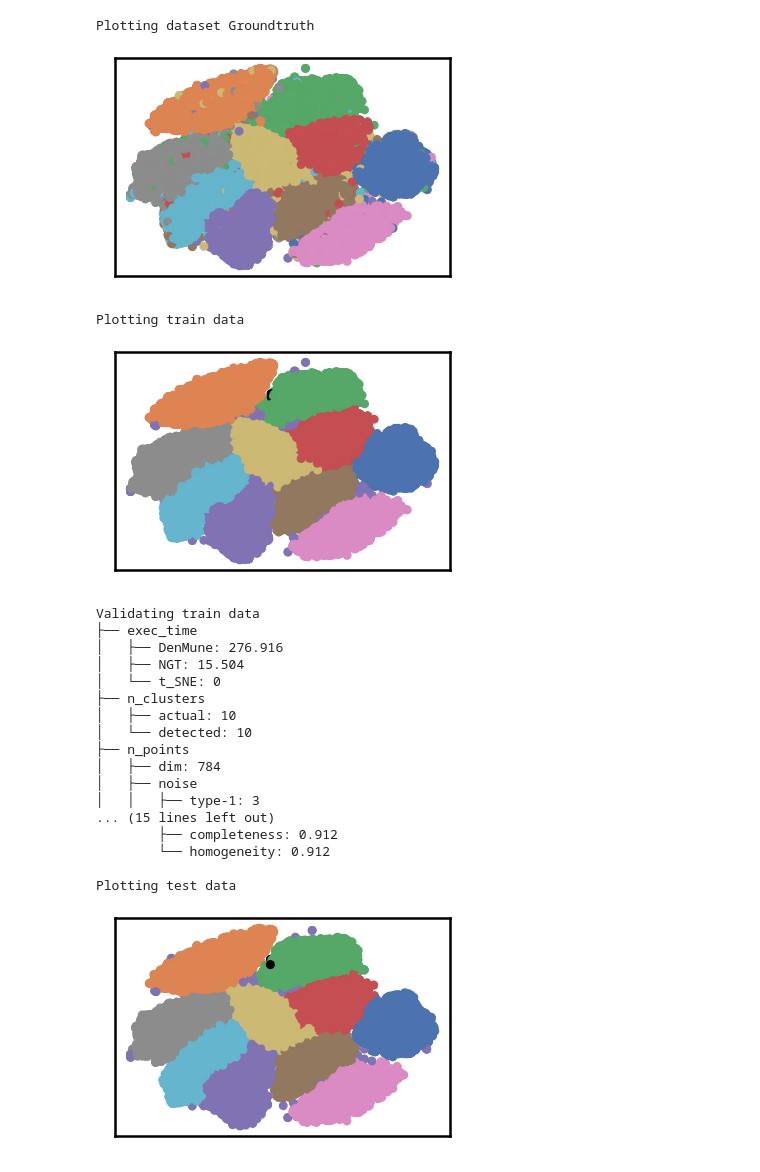
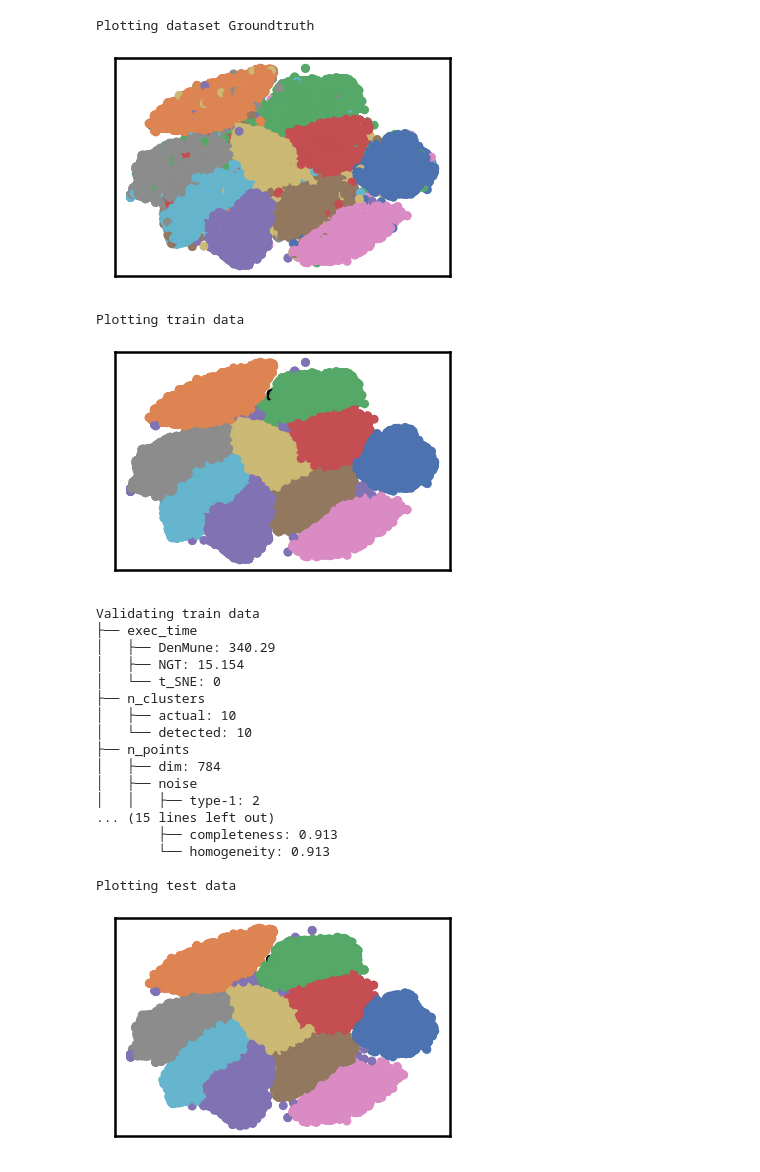
Before and after one commit to scikit-learn-contrib/denmune-clustering-algorithm, a Jupyter notebook: colab/MNIST_dataset.ipynb, the cells around one changed output. Saved outputs shown, nothing was run; the diff lists cells and outputs as text; code cells hidden in the pictures.

```diff
--- a/colab/MNIST_dataset.ipynb
+++ b/colab/MNIST_dataset.ipynb
@@ -32,41 +31,41 @@ data_path = 'datasets/denmune/mnist/'
 file_2d = data_path + 'mnist-2d.csv'
 
 X_train = pd.read_csv(data_path + 'train.csv', sep=',')
 X_test = pd.read_csv(data_path + 'test.csv',  sep=',')
 y_train = X_train['label']
 X_train = X_train.drop(['label'], axis=1)
 
 dm = DenMune(train_data=X_train,
              train_truth=y_train,
              test_data=X_test,
-             k_nearest=83,
+             k_nearest=93,
              file_2d=file_2d,
              rgn_tsne=False)
 
 labels, validity = dm.fit_predict(show_noise=True, show_analyzer=True)
 # %% [output]
 Plotting dataset Groundtruth
 [figure]
 Plotting train data
-[figure, old version]
+[figure, new version]
 Validating train data
 ├── exec_time
-│   ├── DenMune: 276.916
-│   ├── NGT: 15.504
+│   ├── DenMune: 340.29
+│   ├── NGT: 15.154
 │   └── t_SNE: 0
 ├── n_clusters
 │   ├── actual: 10
 │   └── detected: 10
 ├── n_points
 │   ├── dim: 784
 │   ├── noise
-│   │   ├── type-1: 3
+│   │   ├── type-1: 2
 ... (15 lines left out)
-        ├── completeness: 0.912
-        └── homogeneity: 0.912
+        ├── completeness: 0.913
+        └── homogeneity: 0.913
 
 Plotting test data
-[figure, old version]
+[figure, new version]
 # %%
 # prepare our output to be submitted to the dataset kaggle competition
 ImageID = np.arange(len(X_test))+1
```
Also changed, not shown: parts of 1 cell of this notebook.
